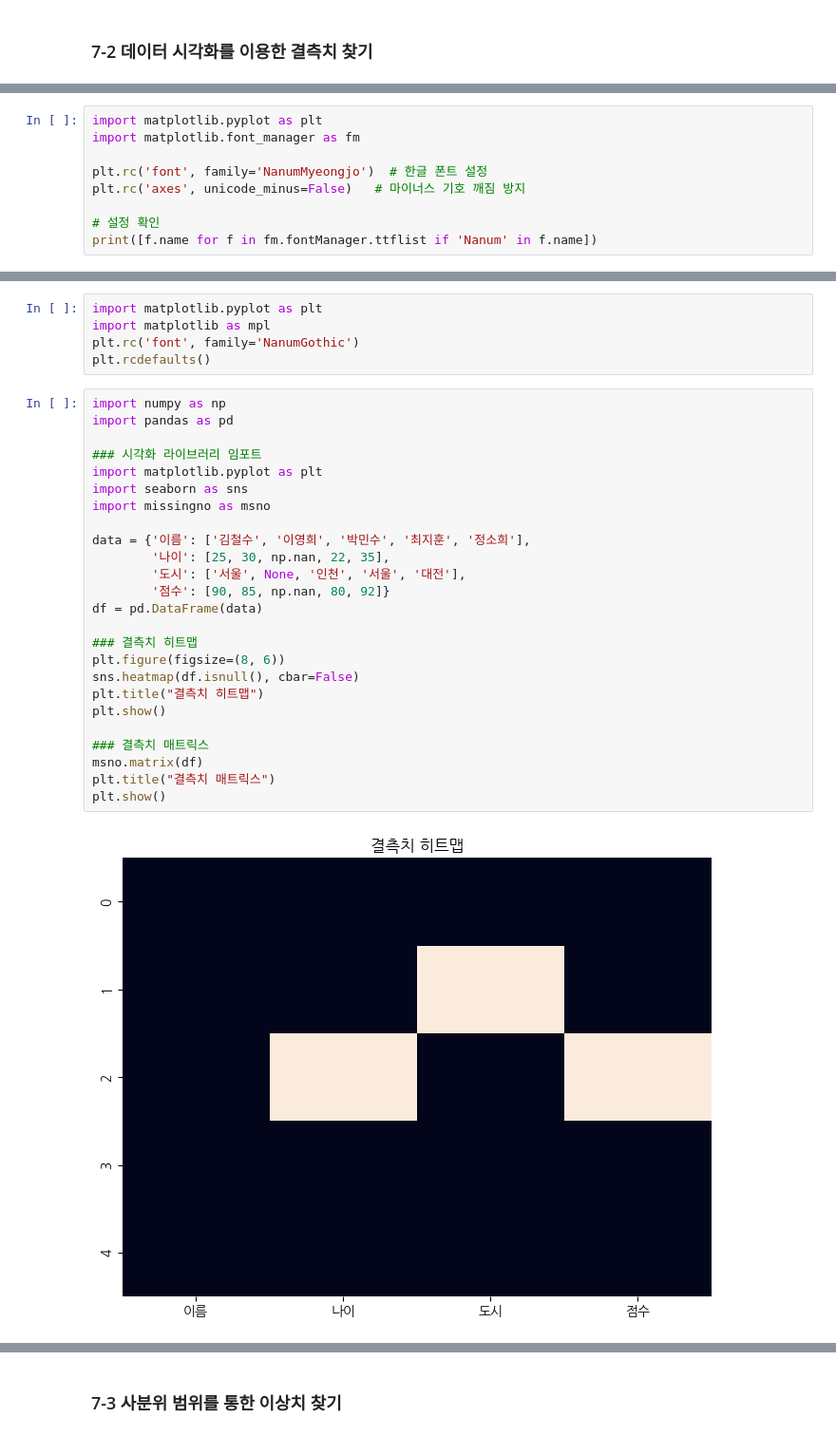
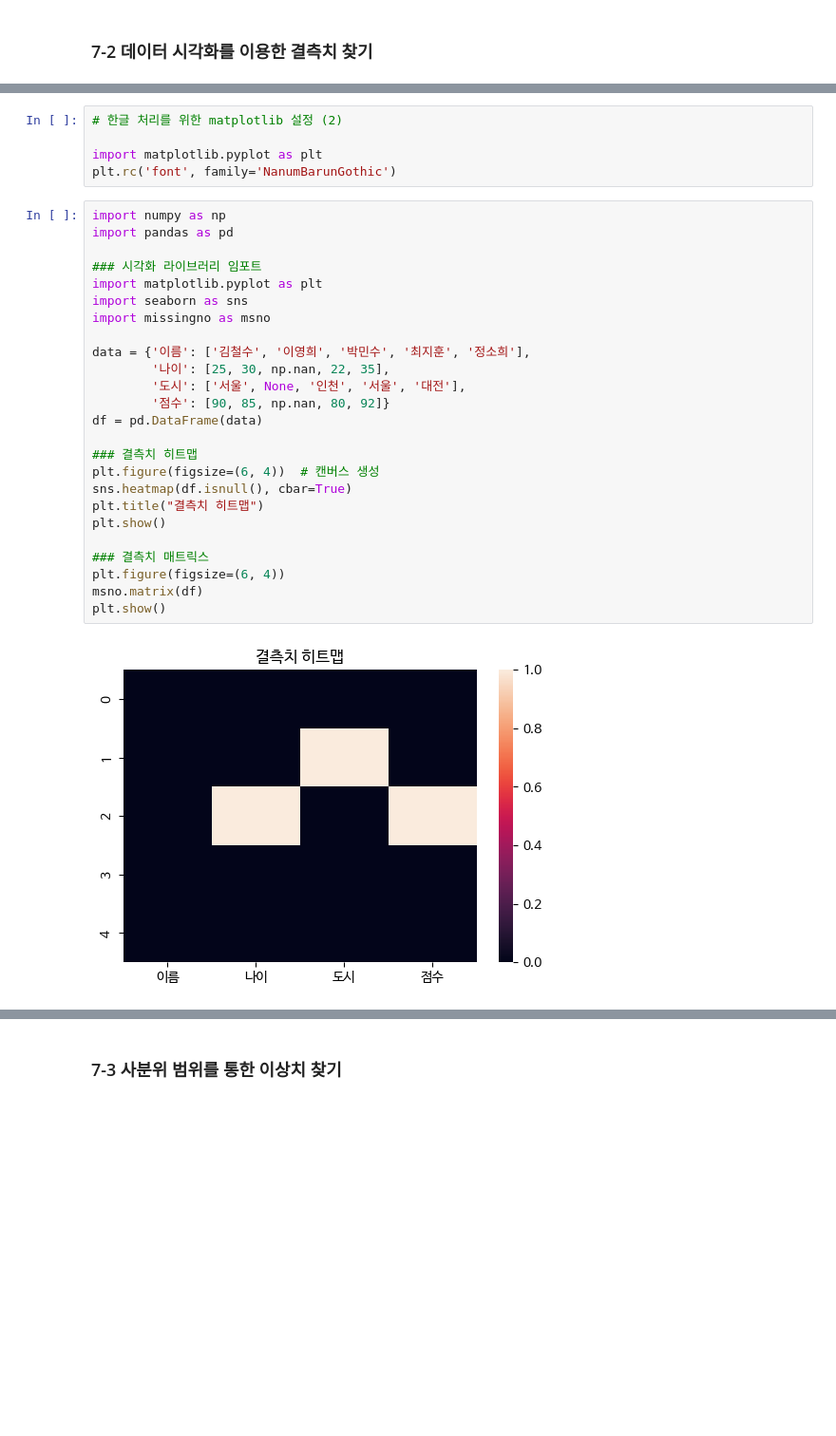
Before and after one commit to So-Youn/Data-Analysis-with-Open-Source, a Jupyter notebook: 오픈소스_데이터_분석_7강.ipynb, the cells around one changed output, grey strips where cells are left out. Shown: that part at 95% size. Saved outputs shown, nothing was run; the diff lists cells and outputs as text; blank space fills up the shorter version.

```diff
--- a/오픈소스_데이터_분석_7강.ipynb
+++ b/오픈소스_데이터_분석_7강.ipynb
@@ -58,9 +71,0 @@ fonts-nanum is already the newest version (20200506-1).
-# %%
-import matplotlib.pyplot as plt
-import matplotlib.font_manager as fm
-
-plt.rc('font', family='NanumMyeongjo')  # 한글 폰트 설정
-plt.rc('axes', unicode_minus=False)   # 마이너스 기호 깨짐 방지
-
-# 설정 확인
-print([f.name for f in fm.fontManager.ttflist if 'Nanum' in f.name])
@@ -69,32 +72,32 @@ print([f.name for f in fm.fontManager.ttflist if 'Nanum' in f.name])
 # %%
+# 한글 처리를 위한 matplotlib 설정 (2)
+
 import matplotlib.pyplot as plt
-import matplotlib as mpl
-plt.rc('font', family='NanumGothic')
-plt.rcdefaults()
+plt.rc('font', family='NanumBarunGothic')
 # %%
 import numpy as np
 import pandas as pd
 
 ### 시각화 라이브러리 임포트
 import matplotlib.pyplot as plt
 import seaborn as sns
 import missingno as msno
 
 data = {'이름': ['김철수', '이영희', '박민수', '최지훈', '정소희'],
         '나이': [25, 30, np.nan, 22, 35],
         '도시': ['서울', None, '인천', '서울', '대전'],
         '점수': [90, 85, np.nan, 80, 92]}
 df = pd.DataFrame(data)
 
 ### 결측치 히트맵
-plt.figure(figsize=(8, 6))
-sns.heatmap(df.isnull(), cbar=False)
+plt.figure(figsize=(6, 4))  # 캔버스 생성
+sns.heatmap(df.isnull(), cbar=True)
 plt.title("결측치 히트맵")
 plt.show()
 
 ### 결측치 매트릭스
+plt.figure(figsize=(6, 4))
 msno.matrix(df)
-plt.title("결측치 매트릭스")
 plt.show()
 # %% [output]
-[figure, old version]
+[figure, new version]
```
Also changed, not shown: parts of 15 cells of this notebook.
